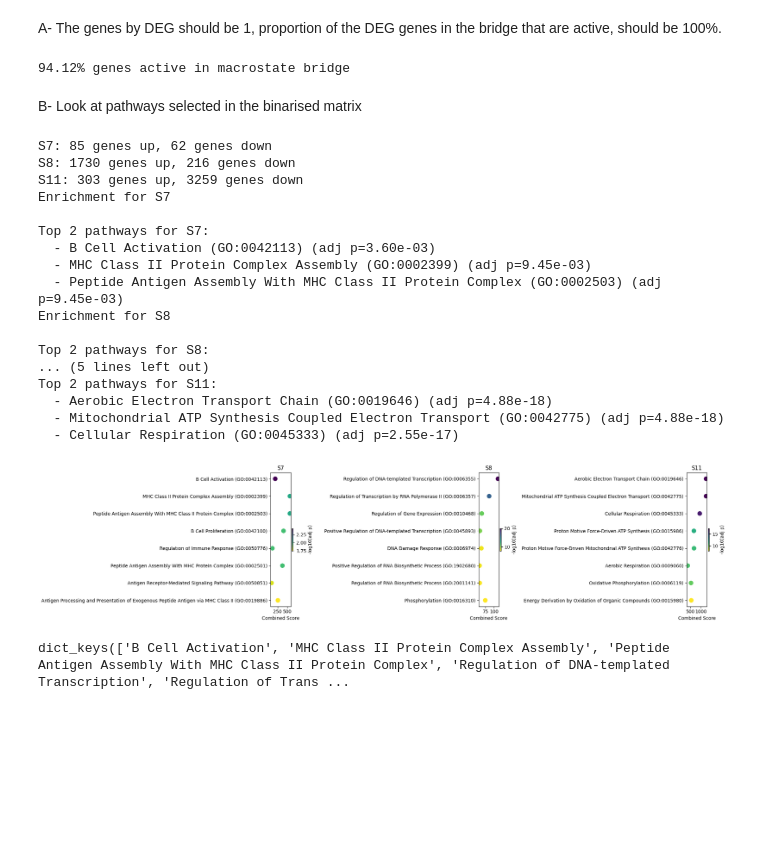
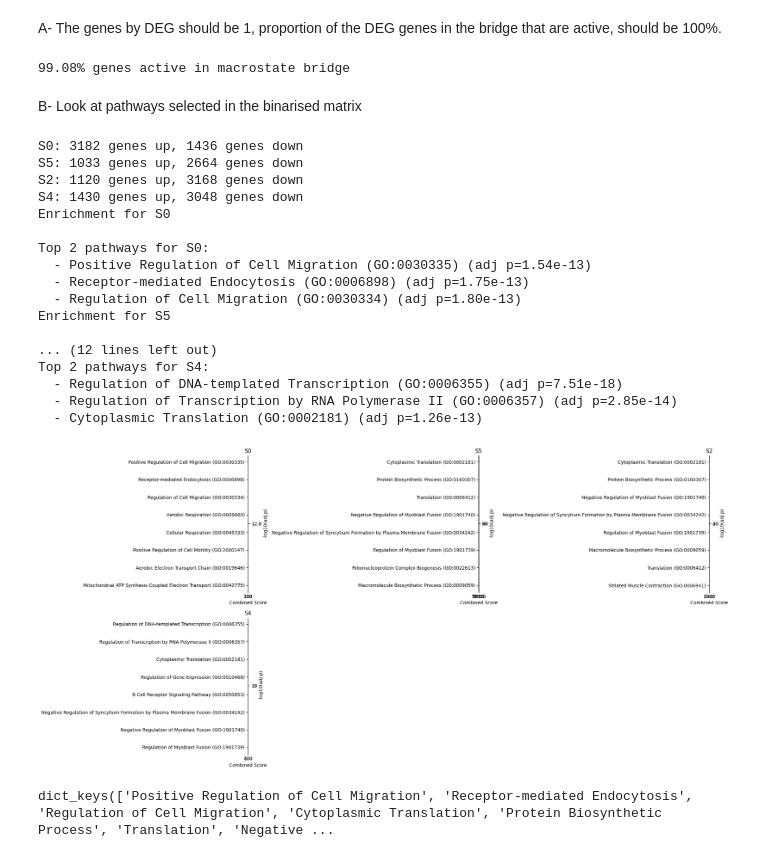
Before and after one commit to Augugustine/CITE-seq-analysis-CLL, a Jupyter notebook: 3- Boolean model/Binarization_gene_TF.ipynb, the cells around one changed output. Saved outputs shown, nothing was run; the diff lists cells and outputs as text; code cells hidden in the pictures; blank space fills up the shorter version.

```diff
--- a/3- Boolean model/Binarization_gene_TF.ipynb
+++ b/3- Boolean model/Binarization_gene_TF.ipynb
@@ -6,12 +6,12 @@
 3) Evaluate the binarization result
 # %%
 # === PARAMETERS ===
-input_file = "/home/a.blanc-boekholt/Documents/Singlecell-R/Scripts/Matrix/cll_macro_stream_p3.h5ad"
-binarised_file_gene= "/home/a.blanc-boekholt/Documents/Singlecell-R/Scripts/Boolean_model_BoNesis/Bonesis_p3/Binarisation_genes/mstates_bin.csv"
-binarised_file_tf= "/home/a.blanc-boekholt/Documents/Singlecell-R/Scripts/Boolean_model_BoNesis/Bonesis_p3/Binarisation_tfs/mstates_bin.csv"
+input_file = "/home/a.blanc-boekholt/Documents/Singlecell-R/Scripts/Boolean_model_BoNesis/Bonesis_merge/cll_macro_merge.h5ad"
+binarised_file_gene= "/home/a.blanc-boekholt/Documents/Singlecell-R/Scripts/Boolean_model_BoNesis/Bonesis_merge/Binarisation_genes/mstates_bin.csv"
+binarised_file_tf= "/home/a.blanc-boekholt/Documents/Singlecell-R/Scripts/Boolean_model_BoNesis/Bonesis_merge/Binarisation_tfs/mstates_bin.csv"
 binarized_file_output_genes = "/home/a.blanc-boekholt/Documents/Singlecell-R/Scripts/Matrix/data_binarized_tfs_no_bif.csv"
 binarized_file_output_tfs = "/home/a.blanc-boekholt/Documents/Singlecell-R/Scripts/Matrix/data_binarized_tfs_no_bif.csv"
-binarized_file_output = "/home/a.blanc-boekholt/Documents/Singlecell-R/Scripts/Matrix/data_binarized_tfs_genes_p3_all.csv"
+binarized_file_output = "/home/a.blanc-boekholt/Documents/Singlecell-R/Scripts/Matrix/data_binarized_tfs_genes_merge.csv"
 patient = "P3"
 output_directory = "/home/a.blanc-boekholt/Documents/Singlecell-R/Scripts/Plots"
 # %%
@@ -405,7 +464,7 @@ adata.obs["celltype"] = np.where(
     adata.obs["Annotation"]
 )
 sc.tl.rank_genes_groups(adata,groupby="celltype",method="wilcoxon",reference="B cells",use_raw=False)
-df = sc.get.rank_genes_groups_df(adata,group="Bridge")
+df = sc.get.rank_genes_groups_df(adata,group="Macrophage")
 
 # Filtering
 df_sig = df[
@@ -435,21 +494,22 @@ with open("gene_list.json", "w", encoding="utf-8") as f:
 # %% [markdown]
 A- The genes by DEG should be 1, proportion of the DEG genes in the bridge that are active, should be 100%.
 # %%
-row = binarized_states.loc["S11"]
+row = binarized_states.loc["S0"]
 genes_present = [g for g in gene_list if g in binarized_states.columns]
 values = row[genes_present]
 percent_active = 100 * (values == 1).sum() / len(values)
 
 print(f"{percent_active:.2f}% genes active in macrostate bridge")
 # %% [output]
-94.12% genes active in macrostate bridge
+99.08% genes active in macrostate bridge
 # %% [markdown]
 B- Look at pathways selected in the binarised matrix
 # %%
 #adata_hvg = adata_no_none[:, adata_no_none.var["highly_variable"]]
-adata_no_none = adata[adata.obs["macrostates"] != "S9"].copy()
+#adata_no_none = adata[adata.obs["macrostates"] != ["S9", "S1"]].copy()
+adata_no_none = adata[~adata.obs["macrostates"].isin(["S9", "S1"])].copy()
 #adata_no_none = adata.copy()
-macrostates=["S7", "S8", "S11"]
+macrostates=["S0", "S5", "S2", "S4"]
 # DEG per macrostates
 #sc.tl.rank_genes_groups(adata_hvg,groupby="macrostates",groups=list(macrostates),reference="rest", use_raw=False,method="wilcoxon")
 sc.tl.rank_genes_groups(adata_no_none,groupby="macrostates",groups=macrostates,reference="rest", use_raw=False,method="wilcoxon")
@@ -534,47 +594,47 @@ for j in range(n, len(axes)):
 
 plt.subplots_adjust(wspace=0.6, hspace=0.4)
 plt.tight_layout()
 fig.savefig(f"{output_directory}/GO_barplot.png", dpi=300, bbox_inches="tight")
 plt.show()
 
 def get_pathways_dict():
     url = "https://maayanlab.cloud/Enrichr/geneSetLibrary?mode=text&libraryName=GO_Biological_Process_2026"
     r = requests.get(url)
     pathways = {}
     for line in r.text.strip().split("\n"):
         parts = line.split("\t")
         if len(parts) > 2:
             pathways[parts[0]] = parts[2:]
     return pathways
 
 pathway = get_pathways_dict()
 pathways = {}
 for ct, terms in top_terms_per_state.items():
     for term in terms:
         label = term.split(" (GO:")[0]
         if term in pathway:
             pathways[label] = pathway[term]
         else:
             print(f"WARNING : term '{term}' impossible to find in the database GO_Biological_Process_2026")
 
 print(pathways.keys())
 # %% [output]
-S7: 85 genes up, 62 genes down
-S8: 1730 genes up, 216 genes down
-S11: 303 genes up, 3259 genes down
-Enrichment for S7
+S0: 3182 genes up, 1436 genes down
+S5: 1033 genes up, 2664 genes down
+S2: 1120 genes up, 3168 genes down
+S4: 1430 genes up, 3048 genes down
+Enrichment for S0
 
-Top 2 pathways for S7:
-  - B Cell Activation (GO:0042113) (adj p=3.60e-03)
-  - MHC Class II Protein Complex Assembly (GO:0002399) (adj p=9.45e-03)
-  - Peptide Antigen Assembly With MHC Class II Protein Complex (GO:0002503) (adj p=9.45e-03)
-Enrichment for S8
+Top 2 pathways for S0:
+  - Positive Regulation of Cell Migration (GO:0030335) (adj p=1.54e-13)
+  - Receptor-mediated Endocytosis (GO:0006898) (adj p=1.75e-13)
+  - Regulation of Cell Migration (GO:0030334) (adj p=1.80e-13)
+Enrichment for S5
 
-Top 2 pathways for S8:
-... (5 lines left out)
-Top 2 pathways for S11:
-  - Aerobic Electron Transport Chain (GO:0019646) (adj p=4.88e-18)
-  - Mitochondrial ATP Synthesis Coupled Electron Transport (GO:0042775) (adj p=4.88e-18)
-  - Cellular Respiration (GO:0045333) (adj p=2.55e-17)
+... (12 lines left out)
+Top 2 pathways for S4:
+  - Regulation of DNA-templated Transcription (GO:0006355) (adj p=7.51e-18)
+  - Regulation of Transcription by RNA Polymerase II (GO:0006357) (adj p=2.85e-14)
+  - Cytoplasmic Translation (GO:0002181) (adj p=1.26e-13)
-[figure, old version]
+[figure, new version]
-dict_keys(['B Cell Activation', 'MHC Class II Protein Complex Assembly', 'Peptide Antigen Assembly With MHC Class II Protein Complex', 'Regulation of DNA-templated Transcription', 'Regulation of Trans ...
+dict_keys(['Positive Regulation of Cell Migration', 'Receptor-mediated Endocytosis', 'Regulation of Cell Migration', 'Cytoplasmic Translation', 'Protein Biosynthetic Process', 'Translation', 'Negative ...
```
Also changed, not shown: parts of 23 cells of this notebook, 1 other file.
